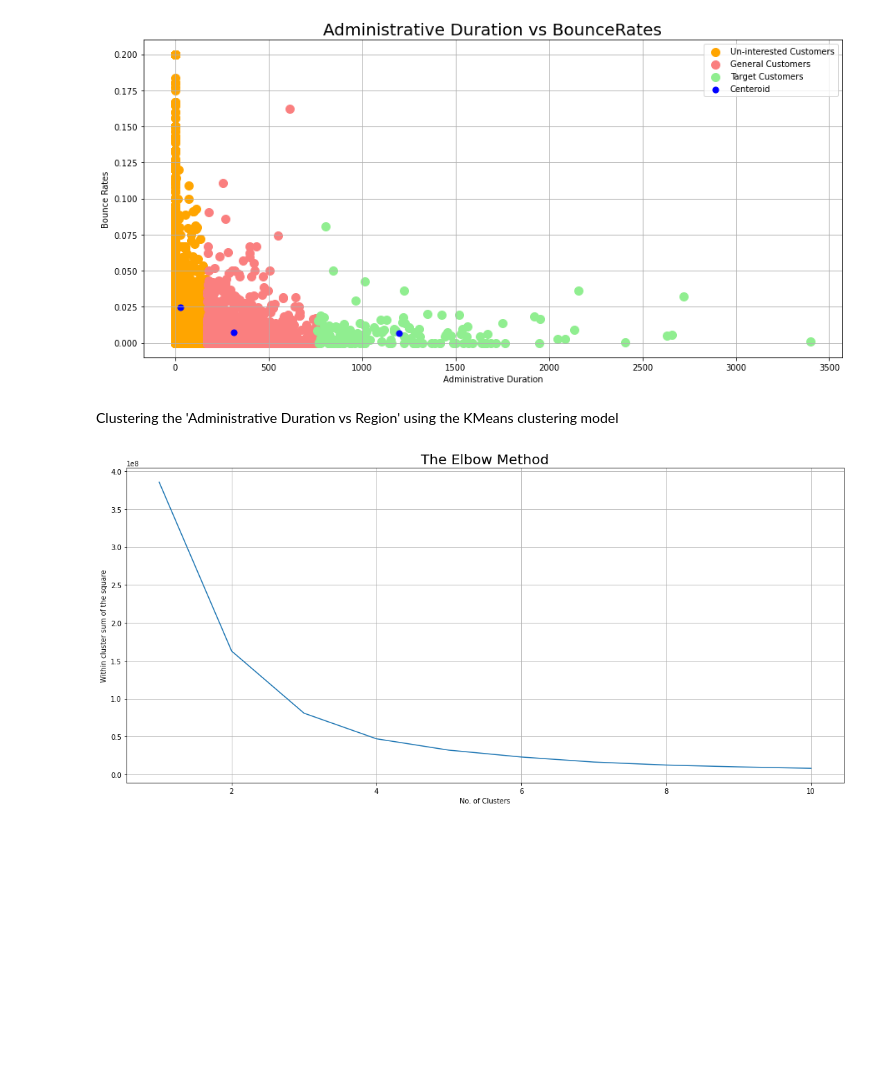
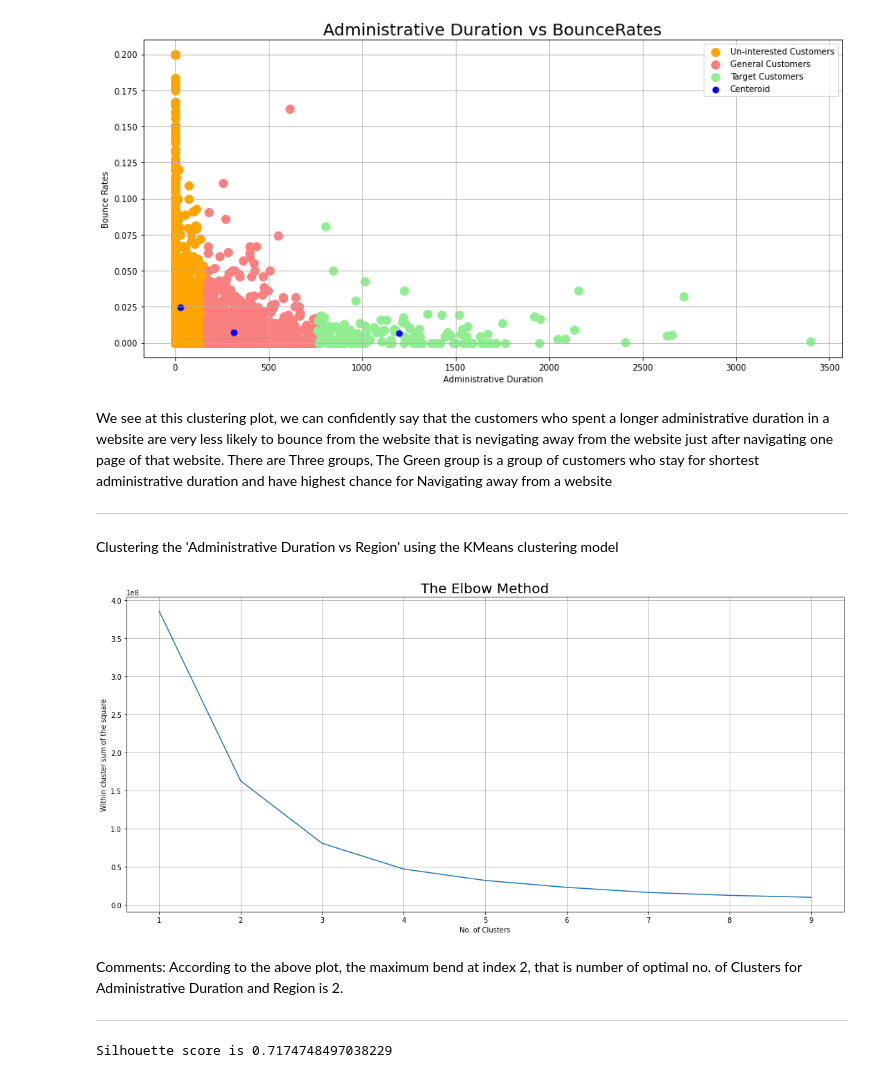
Before and after one commit to harishahamed26/online-shoppers-intension-Machine-learning, a Jupyter notebook: main.ipynb, the cells around one changed output. Saved outputs shown, nothing was run; the diff lists cells and outputs as text; code cells hidden in the pictures; blank space fills up the shorter version.

```diff
--- a/main.ipynb
+++ b/main.ipynb
@@ -448,34 +549,59 @@ plt.legend()
 plt.show()
 # %% [output]
 [figure]
+# %% [markdown]
+We see at this clustering plot, we can confidently say that the customers who spent a longer administrative duration in a website are very less likely to bounce from the website that is nevigating away from the website just after navigating one page of that website.
+There are Three groups, The Green group is a group of customers who stay for shortest administrative duration and have highest chance for Navigating away from a website
+
+
+---
 # %% [markdown]
 Clustering the 'Administrative Duration vs Region' using the KMeans clustering model
 # %%
-# Importing the KMeans library for clustering
+# Importing the KMeans library for clustering and metrics
 from sklearn.cluster import KMeans
+from sklearn import metrics
 
-x = OSI_Data_SL.iloc[:, [1, 13]].values     # Choosing the Attributes using iloc function for clustering
+
+x = OSI_Data_Original.iloc[:, [1, 13]].values     # Choosing the Attributes using iloc function for clustering
 
 wcss = []
-for i in range(1, 11):
+for i in range(1, 10):
     km = KMeans(n_clusters = i,
                 init = 'k-means++',
                 max_iter = 300,
                 n_init = 10,
                 random_state = 0,
                 tol = 0.001)
     km.fit(x)
     labels = km.labels_
     wcss.append(km.inertia_)
 
+# Checking the silhouette score
+
+score2 = metrics.silhouette_score(x, labels, metric='euclidean')
+
+
 # Plotting the charts
 plt.rcParams['figure.figsize'] = (15, 7)
-plt.plot(range(1, 11), wcss)
+plt.plot(range(1, 10), wcss)
 plt.grid()
 plt.tight_layout()
 plt.title('The Elbow Method', fontsize = 20)
 plt.xlabel('No. of Clusters')
 plt.ylabel('Within cluster sum of the square')
 plt.show()
 # %% [output]
-[figure, old version]
+[figure, new version]
+# %% [markdown]
+Comments:
+According to the above plot, the maximum bend at index 2, that is number of optimal no. of Clusters for Administrative Duration and Region is 2.
+
+---
+# %%
+# Checking the silhouette score for 'Administrative Duration vs BounceRates'
+
+print(f"Silhouette score is {score2}")
+print("\n")
+# %% [output]
+Silhouette score is 0.7174748497038229
```
Also changed, not shown: parts of 14 cells of this notebook.
